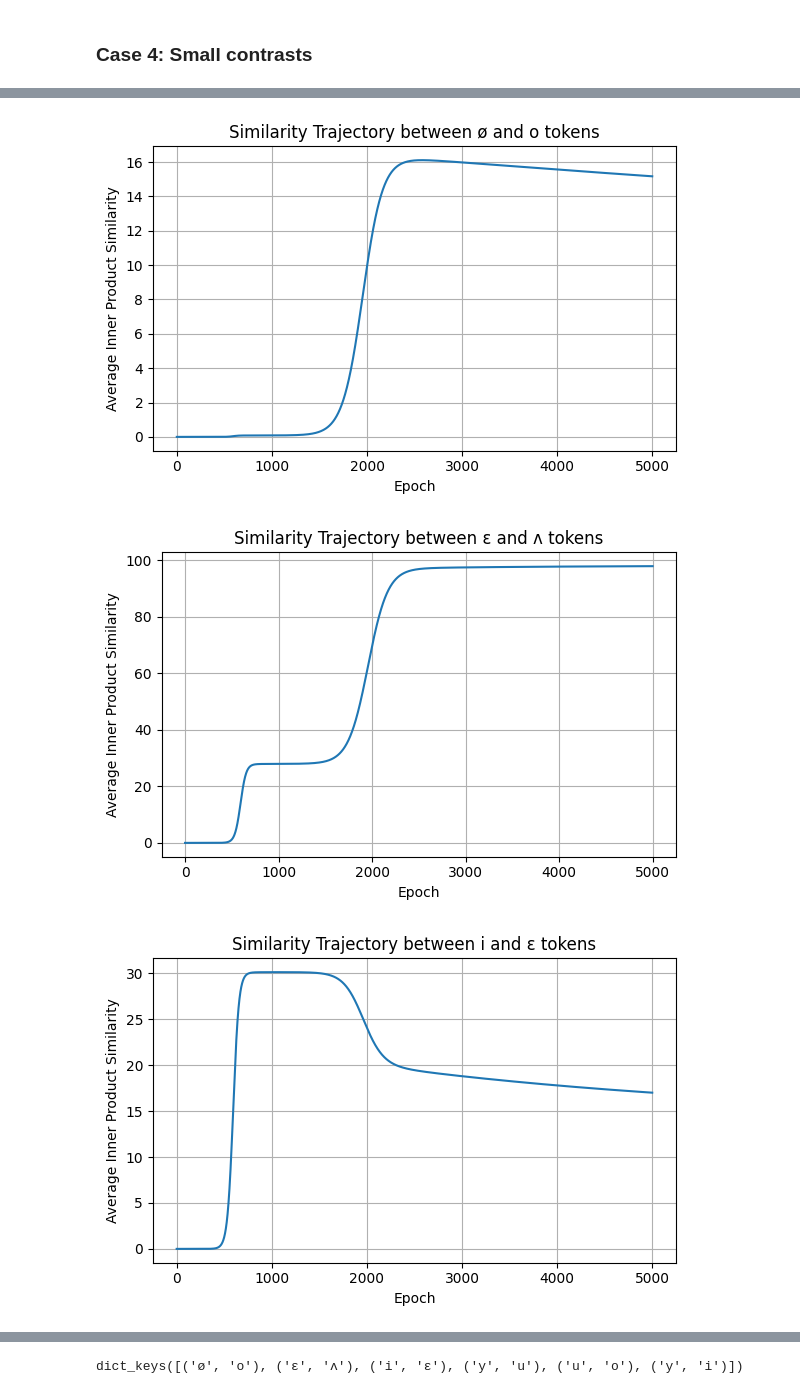
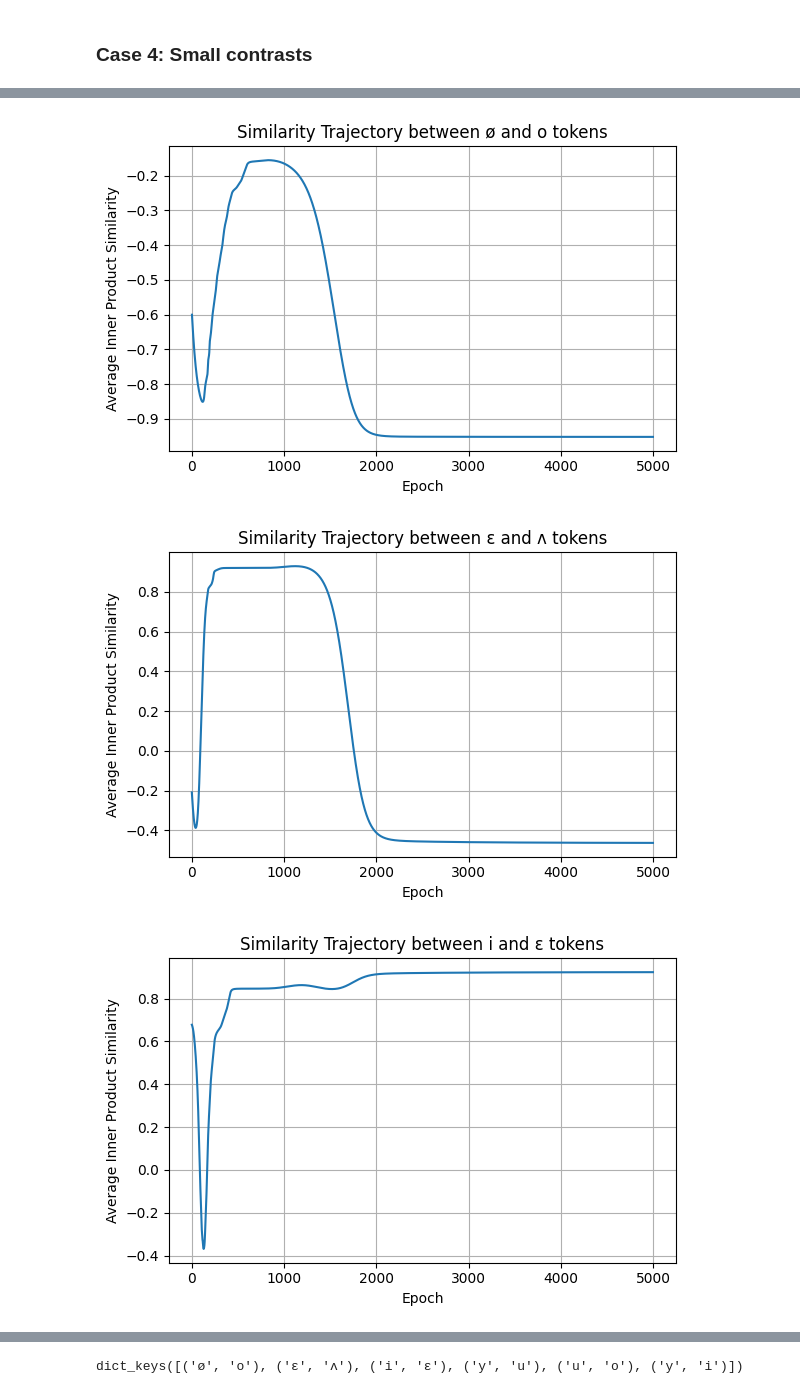
Before and after one commit to Frankalexej/aele, a Jupyter notebook: aele_3.ipynb, the cells around one changed output, grey strips where cells are left out. Cells and saved outputs as stored; diff of their text form; code cells hidden in the pictures.

```diff
--- a/aele_3.ipynb
+++ b/aele_3.ipynb
@@ -295,7 +295,7 @@ means_train = [
 ]
 var_strength = 5.0  # Hz in all dimensions
 vars_train = [var_strength] * len(means_train)
-sizes_train = [3000 // len(means_train)] * len(means_train)  # for example
+sizes_train = [100 // len(means_train)] * len(means_train)  # for example
 tags_train = ["y", "u", "ø", "o"]
 
 means_test = [
@@ -411,7 +411,8 @@ def similarity_trajectory(recon_test, labels_test, label_a, label_b, calculator=
 similarity_curves = {}
 for contrast_pair in [("ø", "o"), ("ɛ", "ʌ"), ("i", "ɛ"), ("y", "u"), ("u", "o")]:
     label_a, label_b = contrast_pair
-    similarity_curve = similarity_trajectory(recorded_models[0].history["testing_activations"], labels_test, label_a=label_a, label_b=label_b)
+    similarity_curve = similarity_trajectory(recorded_models[0].history["testing_activations"], labels_test, label_a=label_a, label_b=label_b,
+                                                calculator=average_euclidean_distance)
     similarity_curve = np.array(similarity_curve)
     similarity_curves[contrast_pair] = similarity_curve
 
@@ -525,7 +526,7 @@ means_train = [
 ]
 var_strength = 5.0  # Hz in all dimensions
 vars_train = [var_strength] * len(means_train)
-sizes_train = [3000 // len(means_train)] * len(means_train)  # for example
+sizes_train = [100 // len(means_train)] * len(means_train)  # for example
 tags_train = ["y", "i"]
 
 means_test = [
@@ -597,22 +598,22 @@ iteration:  4900 training loss:  tensor(5.9001, device='cuda:0')
 # %%
 similarity_curves = {}
 for contrast_pair in [("ø", "o"), ("ɛ", "ʌ"), ("i", "ɛ"), ("y", "u"), ("u", "o"), ("y", "i")]:
     label_a, label_b = contrast_pair
     similarity_curve = similarity_trajectory(recorded_models[0].history["testing_activations"], labels_test, label_a=label_a, label_b=label_b,
-                                              calculator=average_inner_product)
+                                              calculator=average_cosine_similarity)
     similarity_curve = np.array(similarity_curve)
     similarity_curves[contrast_pair] = similarity_curve
 
     # Plot
     plt.figure(figsize=(6, 4))
     plt.plot(similarity_curve[0:])
     plt.xlabel('Epoch')
     plt.ylabel('Average Inner Product Similarity')
     plt.title(f'Similarity Trajectory between {label_a} and {label_b} tokens')
     plt.grid(True)
     plt.tight_layout()
     plt.show()
 # %% [output]
-[figure, old version]
+[figure, new version]
-[figure, old version]
+[figure, new version]
-[figure, old version]
+[figure, new version]
```
Also changed, not shown: parts of 8 cells of this notebook.
